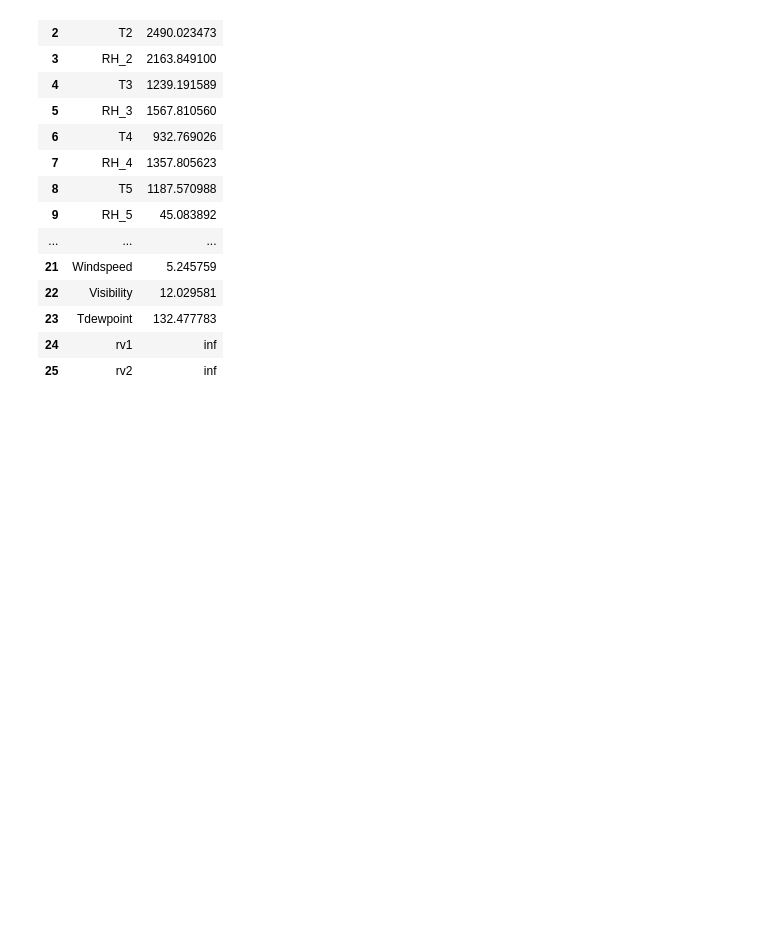
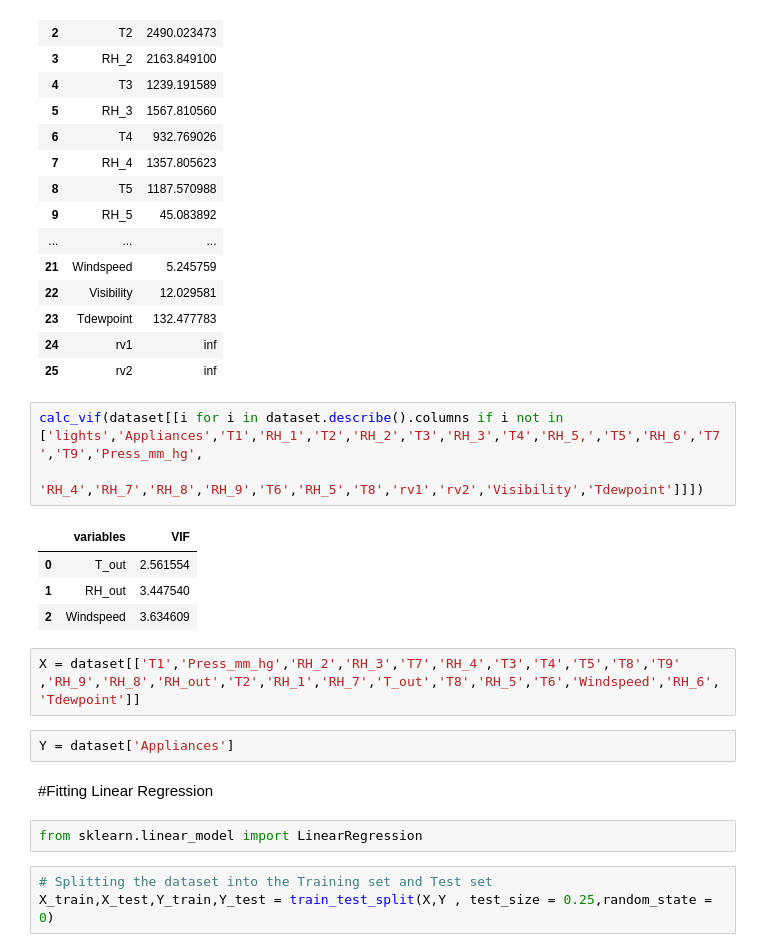
Before and after one commit to ravali-muta/Appliances-Energy-Prediction, a Jupyter notebook: Appliances_Energy_Prediction.ipynb, the cells around one changed output. Drawn from its saved outputs; the diff is of its cells as text; blank space fills up the shorter version.

```diff
--- a/Appliances_Energy_Prediction.ipynb
+++ b/Appliances_Energy_Prediction.ipynb
@@ -266,3 +271,23 @@ calc_vif(dataset[[i for i in dataset.describe().columns if i not in ['lights','A
 | 23 | Tdewpoint | 132.477783 |
 | 24 | rv1 | inf |
 | 25 | rv2 | inf |
+# %%
+calc_vif(dataset[[i for i in dataset.describe().columns if i not in ['lights','Appliances','T1','RH_1','T2','RH_2','T3','RH_3','T4','RH_5,','T5','RH_6','T7','T9','Press_mm_hg',
+                                                                     'RH_4','RH_7','RH_8','RH_9','T6','RH_5','T8','rv1','rv2','Visibility','Tdewpoint']]])
+# %% [output]
+|  | variables | VIF |
+| 0 | T_out | 2.561554 |
+| 1 | RH_out | 3.447540 |
+| 2 | Windspeed | 3.634609 |
+# %%
+X = dataset[['T1','Press_mm_hg','RH_2','RH_3','T7','RH_4','T3','T4','T5','T8','T9'
+,'RH_9','RH_8','RH_out','T2','RH_1','RH_7','T_out','T8','RH_5','T6','Windspeed','RH_6','Tdewpoint']]
+# %%
+Y = dataset['Appliances']
+# %% [markdown]
+#Fitting Linear Regression
+# %%
+from sklearn.linear_model import LinearRegression
+# %%
+# Splitting the dataset into the Training set and Test set
+X_train,X_test,Y_train,Y_test = train_test_split(X,Y , test_size = 0.25,random_state = 0)
```
Also changed, not shown: parts of 7 cells of this notebook.
